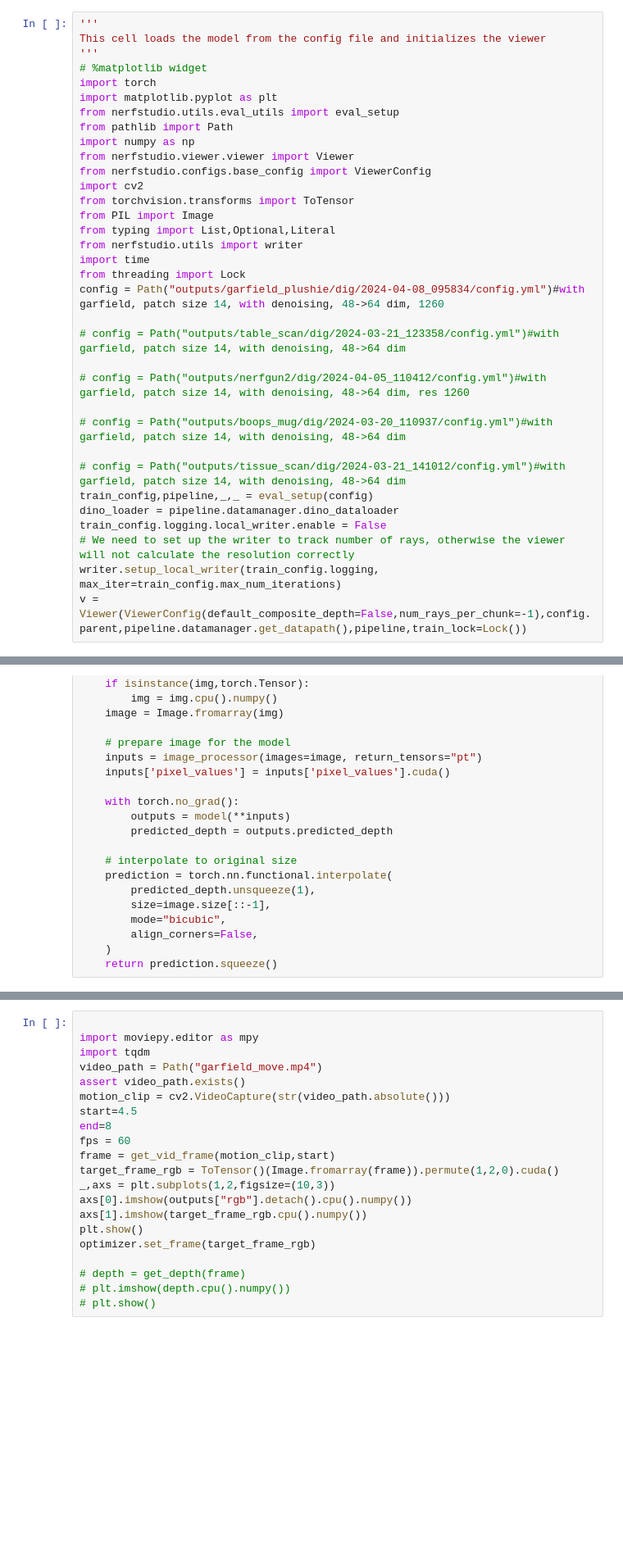
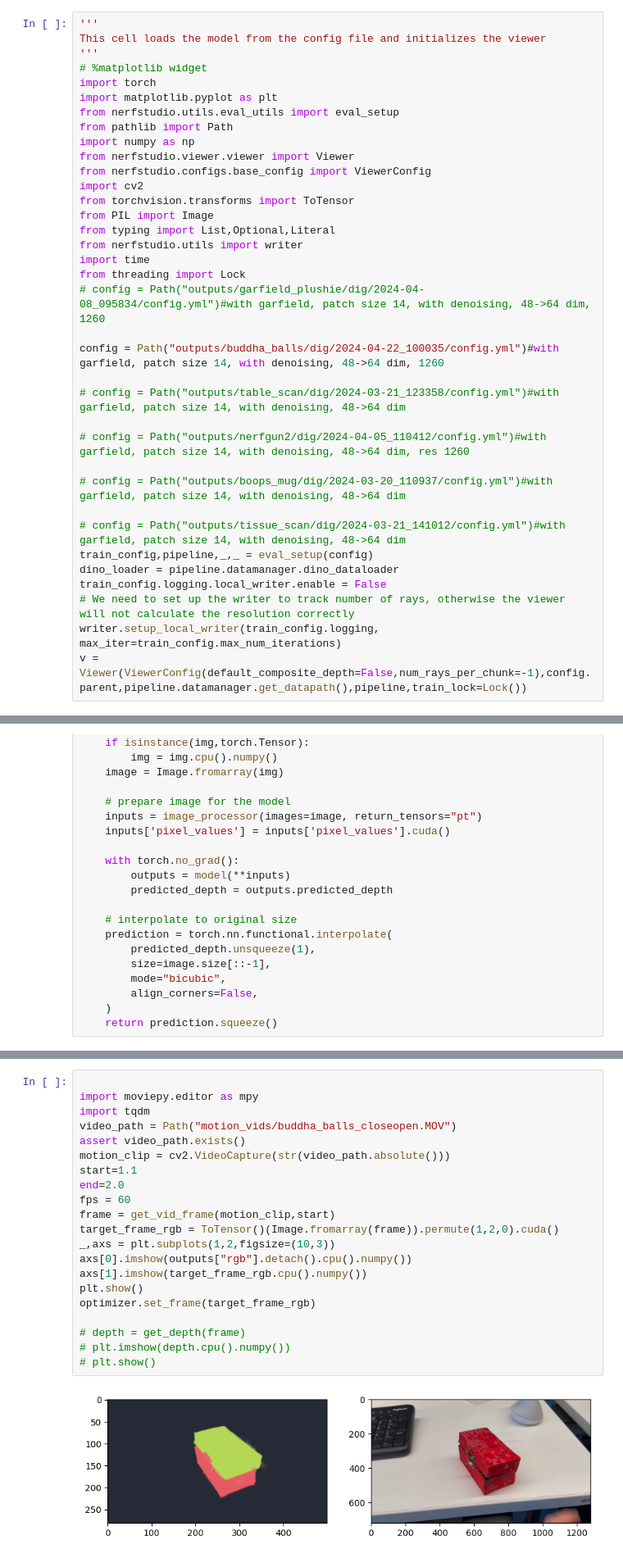
Before and after one commit to uynitsuj/lerf, a Jupyter notebook: dig_optimizer.ipynb, the cells around one changed output, grey strips where cells are left out. Shown at 82% size. Cells and saved outputs as stored; diff of their text form; blank space fills up the shorter version.

```diff
--- a/dig_optimizer.ipynb
+++ b/dig_optimizer.ipynb
@@ -17,7 +17,9 @@ from typing import List,Optional,Literal
 from nerfstudio.utils import writer
 import time
 from threading import Lock
-config = Path("outputs/garfield_plushie/dig/2024-04-08_095834/config.yml")#with garfield, patch size 14, with denoising, 48->64 dim, 1260
+# config = Path("outputs/garfield_plushie/dig/2024-04-08_095834/config.yml")#with garfield, patch size 14, with denoising, 48->64 dim, 1260
+
+config = Path("outputs/buddha_balls/dig/2024-04-22_100035/config.yml")#with garfield, patch size 14, with denoising, 48->64 dim, 1260
 
 # config = Path("outputs/table_scan/dig/2024-03-21_123358/config.yml")#with garfield, patch size 14, with denoising, 48->64 dim
 
@@ -262,24 +338,26 @@ rgb_renders = []
 # %%
 
 import moviepy.editor as mpy
 import tqdm
-video_path = Path("garfield_move.mp4")
+video_path = Path("motion_vids/buddha_balls_closeopen.MOV")
 assert video_path.exists()
 motion_clip = cv2.VideoCapture(str(video_path.absolute()))
-start=4.5
-end=8
+start=1.1
+end=2.0
 fps = 60
 frame = get_vid_frame(motion_clip,start)
 target_frame_rgb = ToTensor()(Image.fromarray(frame)).permute(1,2,0).cuda()
 _,axs = plt.subplots(1,2,figsize=(10,3))
 axs[0].imshow(outputs["rgb"].detach().cpu().numpy())
 axs[1].imshow(target_frame_rgb.cpu().numpy())
 plt.show()
 optimizer.set_frame(target_frame_rgb)
 
 # depth = get_depth(frame)
 # plt.imshow(depth.cpu().numpy())
 # plt.show()
+# %% [output]
+[figure, added]
 # %%
 from nerfstudio.utils.colormaps import apply_depth_colormap
 try:
```
Also changed, not shown: parts of 2 cells of this notebook.
